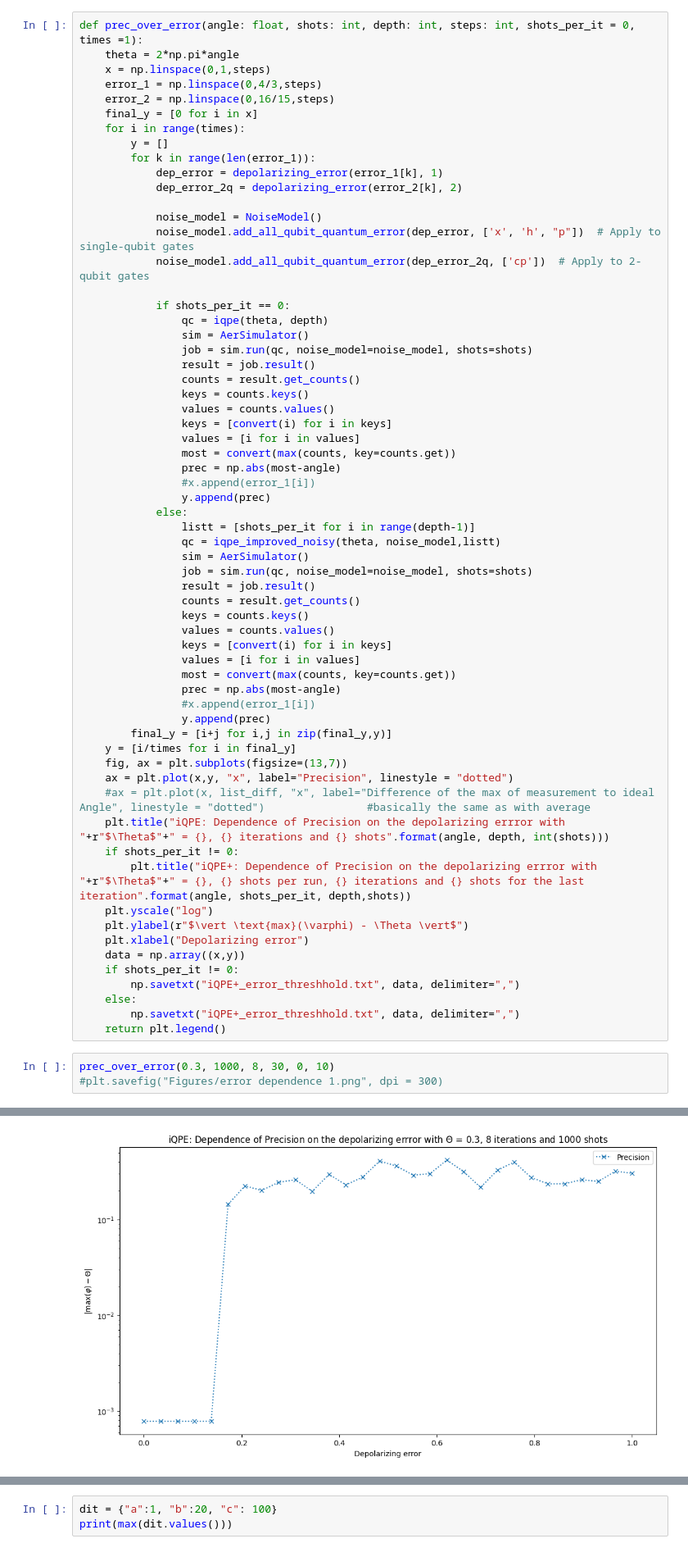
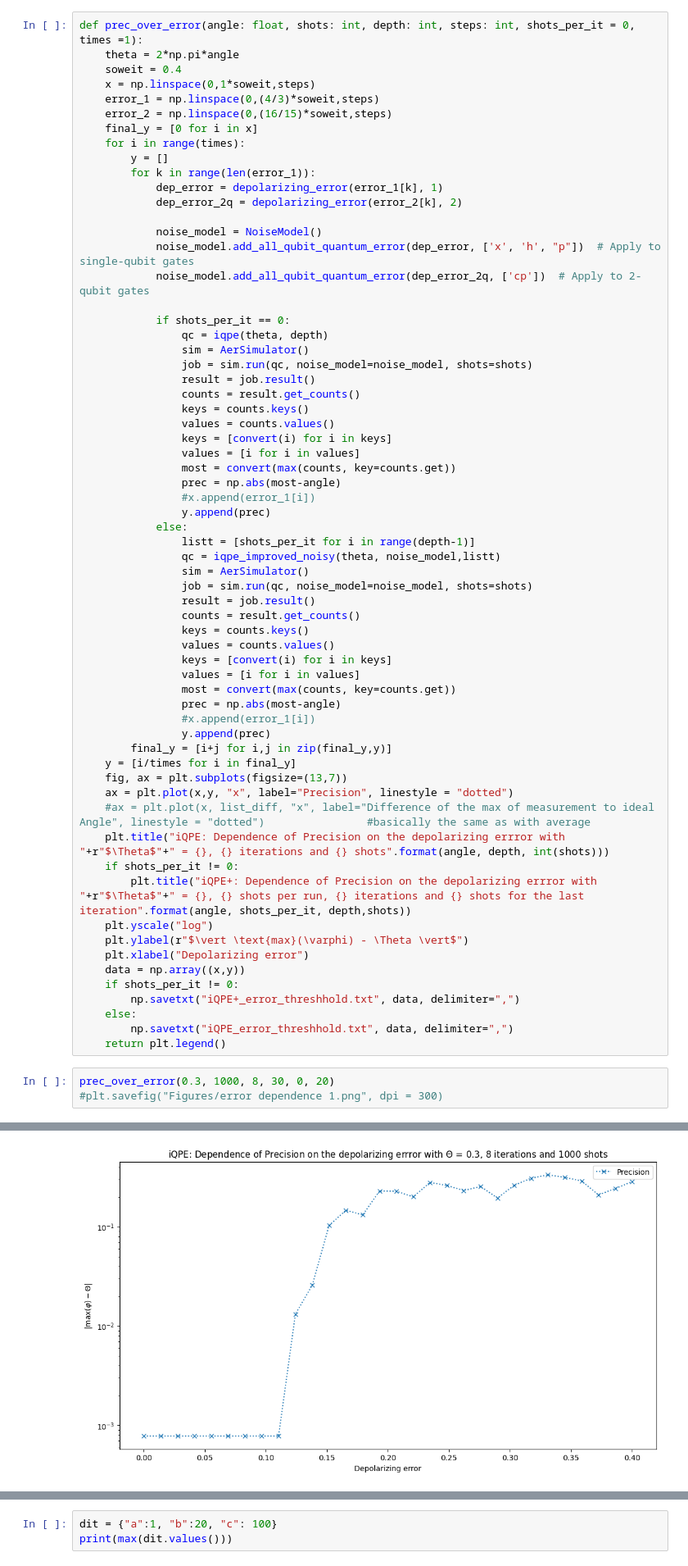
Before and after one commit to RicemanBoy/qc_researchproject, a Jupyter notebook: Depolarizing error.ipynb, the cells around one changed output, grey strips where cells are left out. Shown at 82% size. Cells and saved outputs as stored; diff of their text form.

Commit message:
Data für err_threshh fertig, jetzt schön plotten

```diff
--- a/Depolarizing error.ipynb
+++ b/Depolarizing error.ipynb
@@ -874,9 +874,10 @@ Improvement by  2.500000000000009
 # %%
 def prec_over_error(angle: float, shots: int, depth: int, steps: int, shots_per_it = 0, times =1):
     theta = 2*np.pi*angle
-    x = np.linspace(0,1,steps)
-    error_1 = np.linspace(0,4/3,steps)
-    error_2 = np.linspace(0,16/15,steps)
+    soweit = 0.4
+    x = np.linspace(0,1*soweit,steps)
+    error_1 = np.linspace(0,(4/3)*soweit,steps)
+    error_2 = np.linspace(0,(16/15)*soweit,steps)
     final_y = [0 for i in x]
     for i in range(times):
         y = []
@@ -932,12 +933,12 @@ def prec_over_error(angle: float, shots: int, depth: int, steps: int, shots_per_
     if shots_per_it != 0:
         np.savetxt("iQPE+_error_threshhold.txt", data, delimiter=",")
     else:
-        np.savetxt("iQPE+_error_threshhold.txt", data, delimiter=",")
+        np.savetxt("iQPE_error_threshhold.txt", data, delimiter=",")
     return plt.legend()
 # %%
-prec_over_error(0.3, 1000, 8, 30, 0, 10)
+prec_over_error(0.3, 1000, 8, 30, 0, 20)
 #plt.savefig("Figures/error dependence 1.png", dpi = 300)
 # %% [output]
 <matplotlib.legend.Legend at 0x...>
-[figure, old version]
+[figure, new version]
 # %%
```
Also changed, not shown: parts of 1 cell of this notebook, 5 other files.
